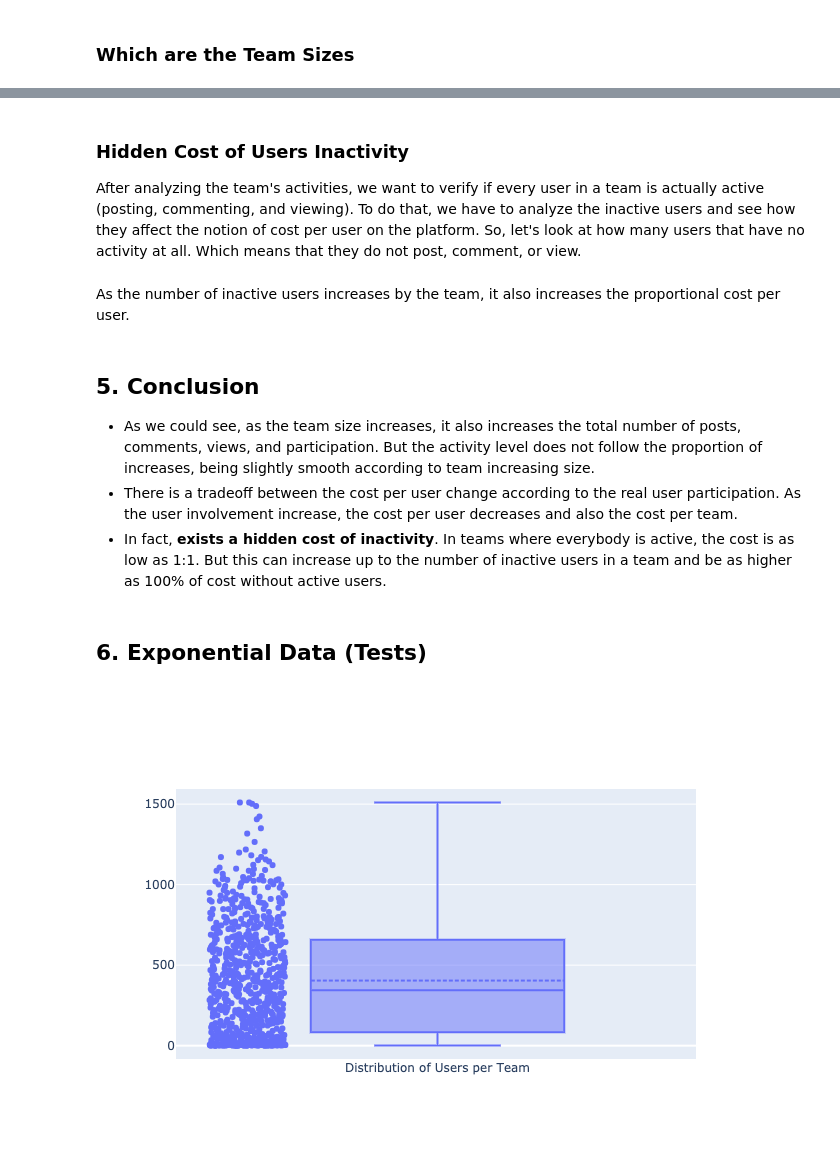
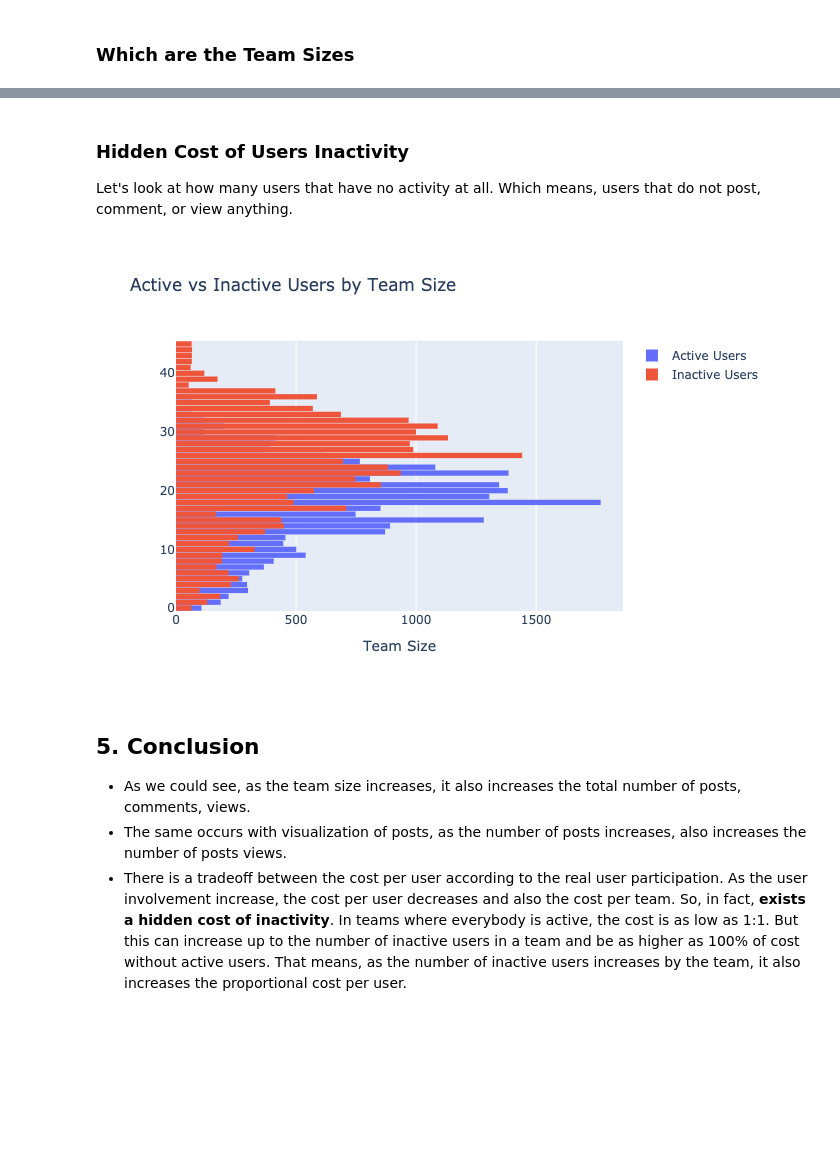
Before and after one commit to KyleOS/useractivity-1, a Jupyter notebook: notebook.ipynb, the cells around one changed output, grey strips where cells are left out. Cells and saved outputs as stored; diff of their text form; code cells hidden in the pictures; blank space fills up the shorter version.

```diff
--- a/notebook.ipynb
+++ b/notebook.ipynb
@@ -290,3 +200,3 @@ We noticed that as teams get bigger, we have also a gradual and smooth growth of
 # %% [markdown]
 ### Hidden Cost of Users Inactivity
-After analyzing the team's activities, we want to verify if every user in a team is actually active (posting, commenting, and viewing). To do that, we have to analyze the inactive users and see how they affect the notion of cost per user on the platform. So, let's look at how many users that have no activity at all. Which means that they do not post, comment, or view.
+Let's look at how many users that have no activity at all. Which means, users that do not post, comment, or view anything.
@@ -331,21 +203,41 @@ costs.loc[costs['active_user'] > 0, 'cost_per_user'] = costs['total_users']/cost
 # %%
+# User Activity
+useractivity = pd.merge(users,comments,how='left', on=['user_id'])
+useractivity = pd.merge(useractivity,posts,how='left', on=['posts_id'])
+
+useractivity = useractivity.groupby('user_id').agg({
+    'posts_id':'count',
+    'comment_id':sum,
+    'views': sum})
+
+useractivity = pd.merge(useractivity,users,how='left', on=['user_id'])
+useractivity = useractivity[['user_id', 'team_id','posts_id','comment_id','views']]
+useractivity['inactive'] = 0
+useractivity.loc[(useractivity['posts_id'] == 0) &
+                  (useractivity['comment_id'] == 0) &
+                  (useractivity['views'] == 0),
+                  'inactive'] = 1
+
+# Inactivity per Team
+inactivity = pd.crosstab(useractivity.team_id, useractivity.inactive)
+inactivity['users'] = inactivity[0] + inactivity[1]
+inactivity = pd.merge(inactivity,useractivity,how='left', on=['team_id'])
+
 # Overlapping - Active vs Inactive Users by Team Size
 fig = go.Figure(go.Histogram(
-    histfunc="sum",y=costs.active_user, x=costs.total_users, name="Active Users",
+    histfunc="count",y=inactivity[0], name="Active Users",
     bingroup=1))
 fig.add_trace(go.Histogram(
-    histfunc="sum", y=costs.inactive_users, x=costs.total_users, name="Inactive Users",
+    histfunc="count", y=inactivity[1], name="Inactive Users",
     bingroup=1))
 fig.update_layout(barmode="overlay",bargap=0.1, xaxis_title="Team Size",
                   title='Active vs Inactive Users by Team Size')
 fig.show()
+# %% [output]
+[figure, added]
-# %% [markdown]
-As the number of inactive users increases by the team, it also increases the proportional cost per user.
 # %% [markdown]
 ## 5. Conclusion <a id="conclusion"></a>
 
-* As we could see, as the team size increases, it also increases the total number of posts, comments, views, and participation. But the activity level does not follow the proportion of increases, being slightly smooth according to team increasing size.
-* There is a tradeoff between the cost per user change according to the real user participation. As the user involvement increase, the cost per user decreases and also the cost per team.
-* In fact, __exists a hidden cost of inactivity__. In teams where everybody is active, the cost is as low as 1:1. But this can increase up to the number of inactive users in a team and be as higher as 100% of cost without active users.
+* As we could see, as the team size increases, it also increases the total number of posts, comments, views.
+* The same occurs with visualization of posts, as the number of posts increases, also increases the number of posts views.
+* There is a tradeoff between the cost per user according to the real user participation. As the user involvement increase, the cost per user decreases and also the cost per team. So, in fact, __exists a hidden cost of inactivity__. In teams where everybody is active, the cost is as low as 1:1. But this can increase up to the number of inactive users in a team and be as higher as 100% of cost without active users. That means, as the number of inactive users increases by the team, it also increases the proportional cost per user.
-# %% [markdown]
-## 6. Exponential Data (Tests)
@@ -357,7 +243,0 @@ posts = pd.read_json('cache/posts_full.json')
-# %%
-# Distribution of Users per Team
-fig = go.Figure()
-fig.add_trace(go.Box(y=df.users, boxmean=True, boxpoints='all', name="Distribution of Users per Team"))
-fig.show()
-# %% [output]
-[figure, removed]
```
Also changed, not shown: parts of 31 cells of this notebook.
